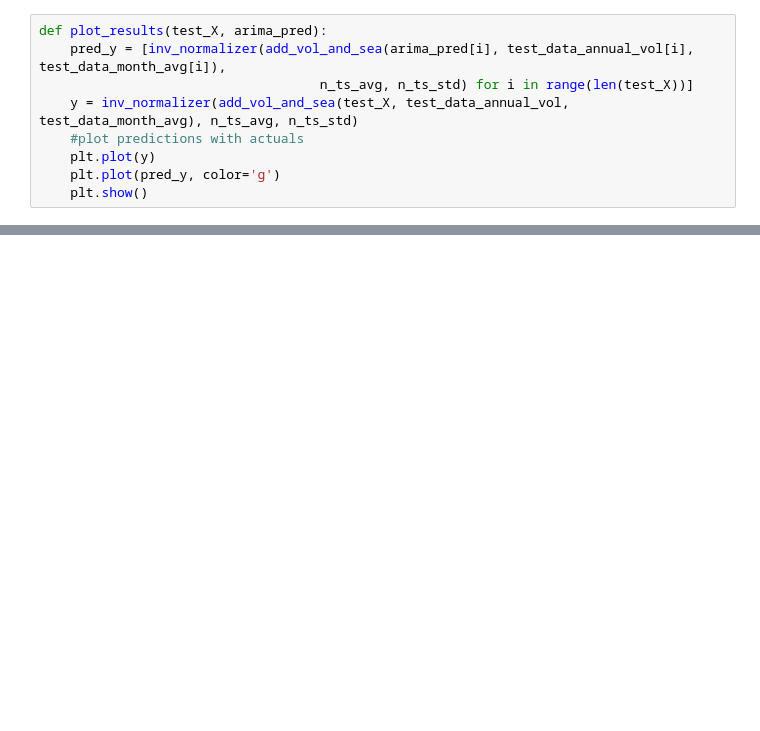
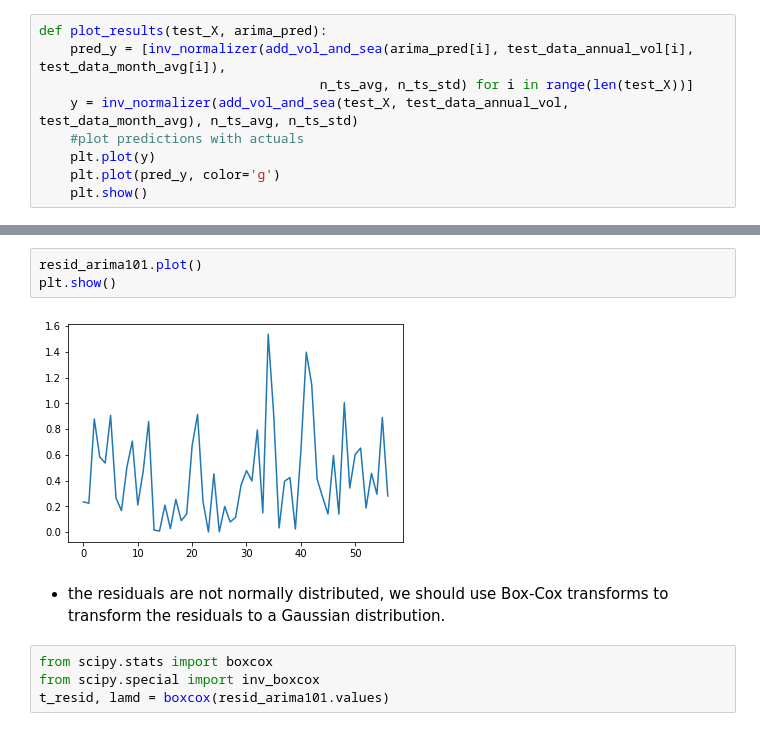
Before and after one commit to grantrzchan/HTX_Armed_Robberies, a Jupyter notebook: HTX_Robberies_ARIMA.ipynb, the cells around one changed output, grey strips where cells are left out. Cells and saved outputs as stored; diff of their text form; blank space fills up the shorter version.

```diff
--- a/HTX_Robberies_ARIMA.ipynb
+++ b/HTX_Robberies_ARIMA.ipynb
@@ -489,0 +478,11 @@ resid_101.hist()
+# %%
+resid_arima101.plot()
+plt.show()
+# %% [output]
+[figure, added]
+# %% [markdown]
+- the residuals are not normally distributed, we should use Box-Cox transforms to transform the residuals to a Gaussian distribution.
+# %%
+from scipy.stats import boxcox
+from scipy.special import inv_boxcox
+t_resid, lamd = boxcox(resid_arima101.values)
```
Also changed, not shown: parts of 15 cells of this notebook.
